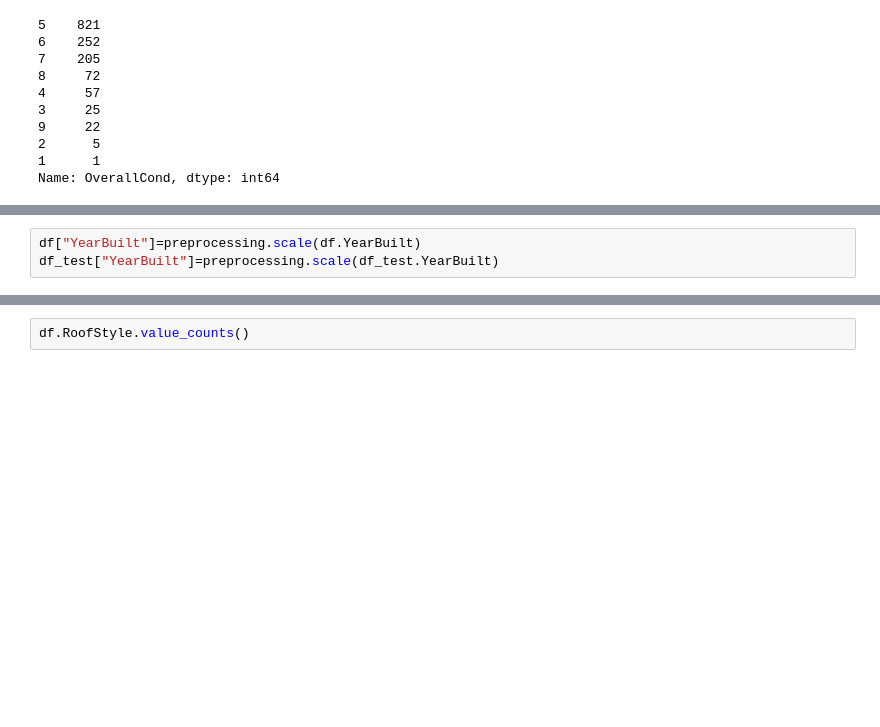
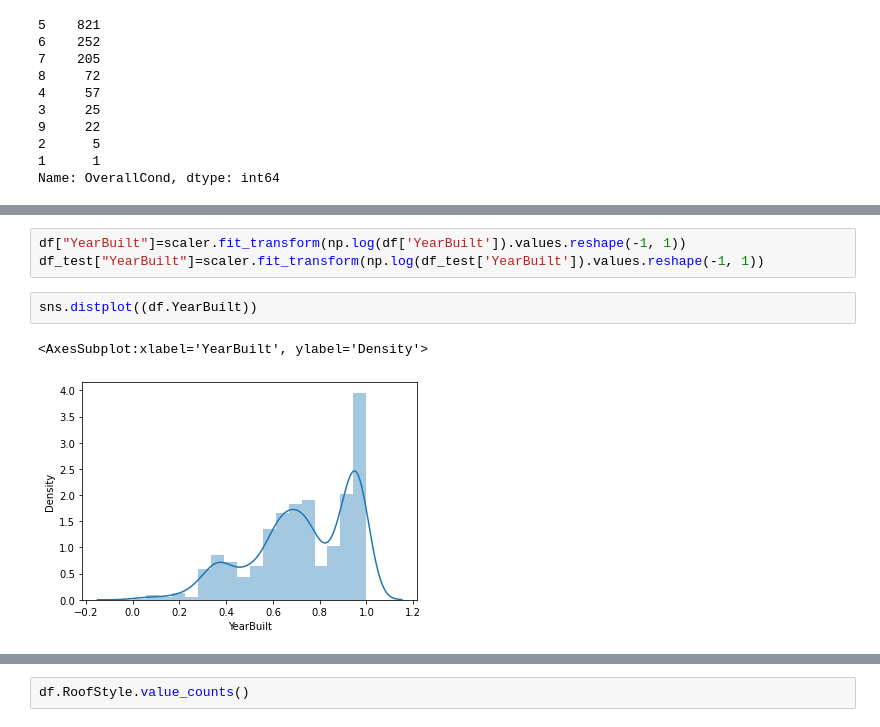
Before and after one commit to marbc3/House-Price-Prediction, a Jupyter notebook: House Price Prediction.ipynb, the cells around one changed output, grey strips where cells are left out. Saved outputs shown, nothing was run; the diff lists cells and outputs as text; blank space fills up the shorter version.

```diff
--- a/House Price Prediction.ipynb
+++ b/House Price Prediction.ipynb
@@ -550,3 +437,8 @@ sns.displot((df.YearBuilt))
-# %%
-df["YearBuilt"]=preprocessing.scale(df.YearBuilt)
-df_test["YearBuilt"]=preprocessing.scale(df_test.YearBuilt)
+# %%
+df["YearBuilt"]=scaler.fit_transform(np.log(df['YearBuilt']).values.reshape(-1, 1))
+df_test["YearBuilt"]=scaler.fit_transform(np.log(df_test['YearBuilt']).values.reshape(-1, 1))
+# %%
+sns.distplot((df.YearBuilt))
+# %% [output]
+<AxesSubplot:xlabel='YearBuilt', ylabel='Density'>
+[figure, added]
```
Also changed, not shown: parts of 27 cells of this notebook.
